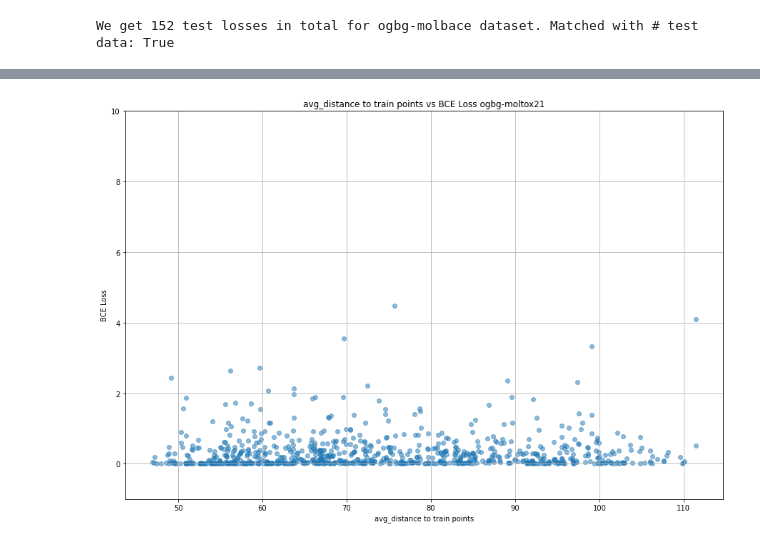
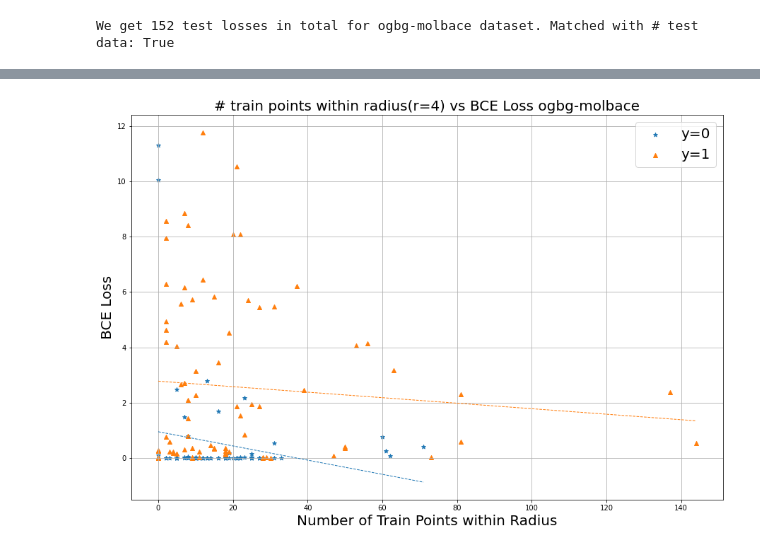
Before and after one commit to xwang38438/data_centric_molscaffold, a Jupyter notebook: test_perf.ipynb, the cells around one changed output, grey strips where cells are left out. Drawn from its saved outputs; the diff is of its cells as text; code cells hidden in the pictures.

Commit message:
modify figures

```diff
--- a/test_perf.ipynb
+++ b/test_perf.ipynb
@@ -207,12 +198,38 @@ plt.show()
-# %%
-fig, ax = plt.subplots()
-fig.set_size_inches(15, 10)
-ax.scatter(test_scaff_losses_df['avg_distance'], test_scaff_losses_df['loss'], alpha=0.5)
-ax.set_xlabel('avg_distance to train points')
-ax.set_ylabel('BCE Loss')
-ax.set_title(f'avg_distance to train points vs BCE Loss {args.dataset}')
-ax.set_ylim(-1, 10)
-ax.grid(True)
-plt.show()
-# %% [output]
-[figure, removed]
+# %%
+fig, ax = plt.subplots()
+fig.set_size_inches(15, 10)
+shapes = {0: '*', 1: '^'}
+
+# give different shape to points with different y
+# 0 -> star, 1 -> triangle
+for y, shape in shapes.items():
+    mask = test_scaff_losses_df['y'] == y
+    x = test_scaff_losses_df.loc[mask, 'train_points_within_radius']
+    y_values = test_scaff_losses_df.loc[mask, 'loss']
+    plt.scatter(x, y_values, marker=shape, label=f'y={y}')
+
+    # Fit a line to the points
+    m, b = np.polyfit(x, y_values, 1)
+
+    # Sort the points by x-value
+    x, y_values = zip(*sorted(zip(x, m*x + b)))
+
+    # Plot the line
+    plt.plot(x, y_values, linestyle='--', linewidth=1)
+
+ax.set_xlabel('Number of Train Points within Radius', fontsize=20)
+if "classification" in labeled_dataset.task_type:
+    ax.set_ylabel('BCE Loss', fontsize=20)
+    ax.set_title(f'# train points within radius(r={radius}) vs BCE Loss {args.dataset}', fontsize=20)
+else:
+    ax.set_ylabel('MSE Loss', fontsize=20)
+    ax.set_title(f'# train points within radius vs MSE Loss {args.dataset}', fontsize=20)
+
+ax.legend(fontsize=20)
+ax.grid(True)
+# save the plot
+plt.savefig(f'./results/{args.dataset}/train_points_within_radius_vs_loss.png', facecolor='w')
+
+plt.show()
+# %% [output]
+[figure, added]
```
Also changed, not shown: parts of 4 cells of this notebook, 2 other files.
